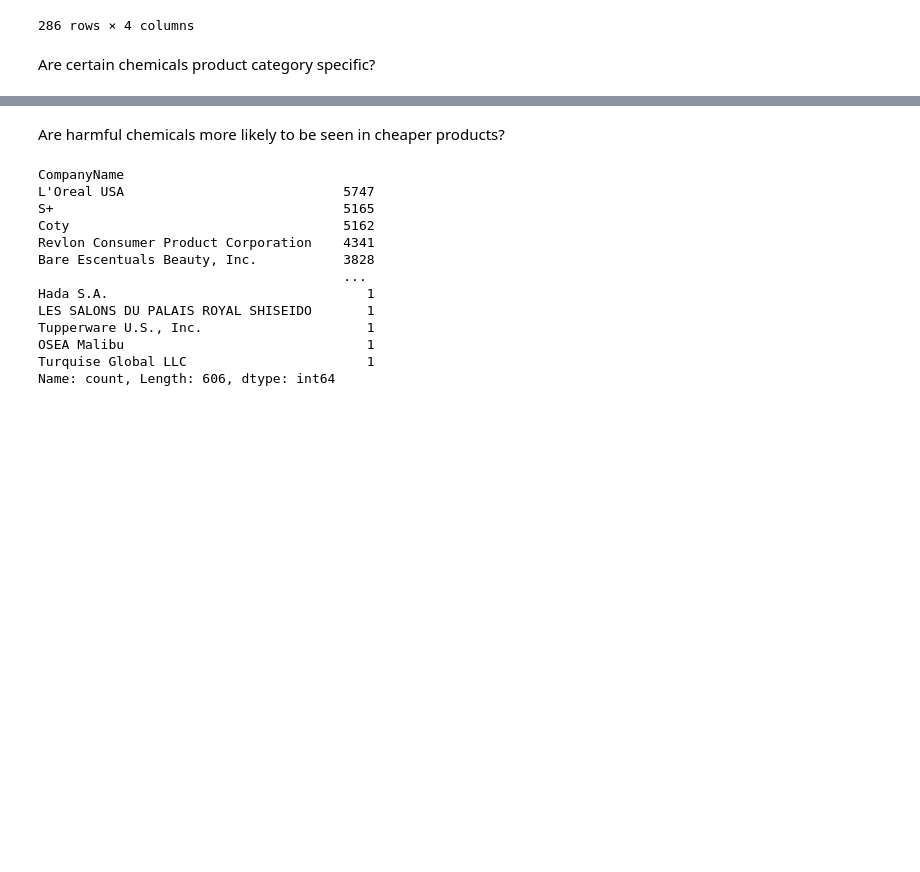
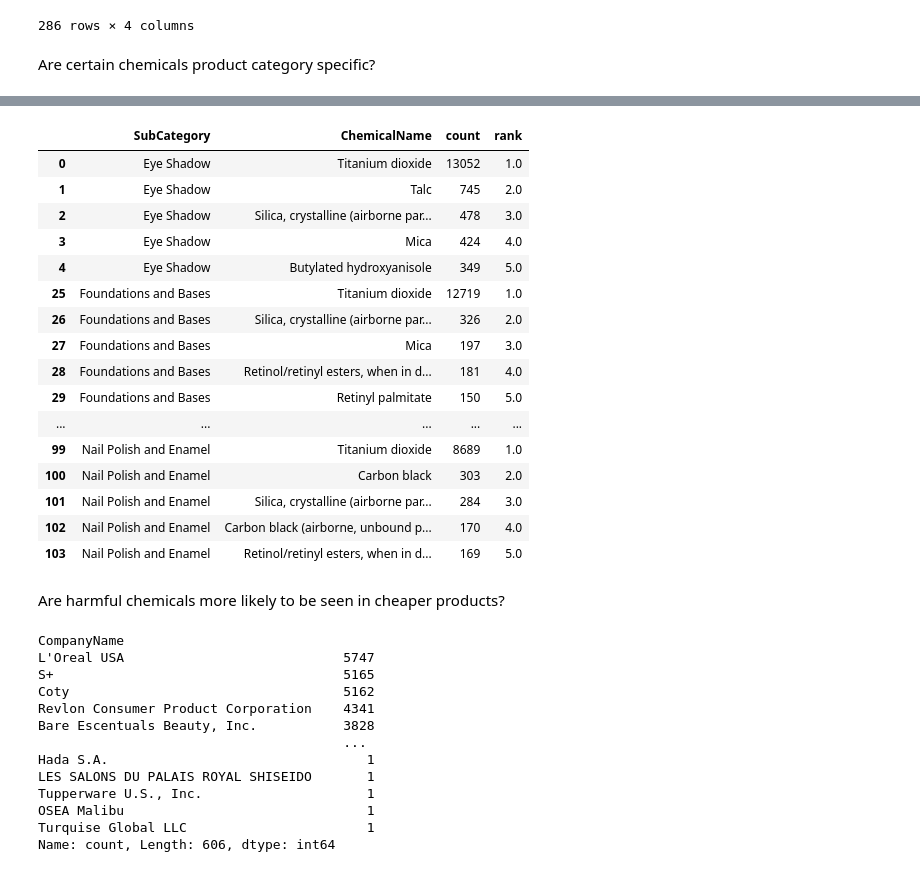
Before and after one commit to Hopex3/Cosmetics, a Jupyter notebook: capstone.ipynb, the cells around one changed output, grey strips where cells are left out. Cells and saved outputs as stored; diff of their text form; code cells hidden in the pictures; blank space fills up the shorter version.

```diff
--- a/capstone.ipynb
+++ b/capstone.ipynb
@@ -163,3 +181,31 @@ Are certain chemicals product category specific?
+# %%
+top5=cosmetics3.loc[cosmetics3.SubCategory.isin(top5)]
+# %%
+top5_df=top5.groupby('SubCategory')['ChemicalName'].value_counts().reset_index()
+# %%
+top5_df['rank']=top5_df.groupby('SubCategory')['count'].rank(ascending=False)
+# %%
+top5_df=top5_df.loc[top5_df['rank']<=5.0]
+# %%
+top5_df
+# %% [output]
+|  | SubCategory | ChemicalName | count | rank |
+| 0 | Eye Shadow | Titanium dioxide | 13052 | 1.0 |
+| 1 | Eye Shadow | Talc | 745 | 2.0 |
+| 2 | Eye Shadow | Silica, crystalline (airborne par... | 478 | 3.0 |
+| 3 | Eye Shadow | Mica | 424 | 4.0 |
+| 4 | Eye Shadow | Butylated hydroxyanisole | 349 | 5.0 |
+| 25 | Foundations and Bases | Titanium dioxide | 12719 | 1.0 |
+| 26 | Foundations and Bases | Silica, crystalline (airborne par... | 326 | 2.0 |
+| 27 | Foundations and Bases | Mica | 197 | 3.0 |
+| 28 | Foundations and Bases | Retinol/retinyl esters, when in d... | 181 | 4.0 |
+| 29 | Foundations and Bases | Retinyl palmitate | 150 | 5.0 |
+| ... | ... | ... | ... | ... |
+| 99 | Nail Polish and Enamel | Titanium dioxide | 8689 | 1.0 |
+| 100 | Nail Polish and Enamel | Carbon black | 303 | 2.0 |
+| 101 | Nail Polish and Enamel | Silica, crystalline (airborne par... | 284 | 3.0 |
+| 102 | Nail Polish and Enamel | Carbon black (airborne, unbound p... | 170 | 4.0 |
+| 103 | Nail Polish and Enamel | Retinol/retinyl esters, when in d... | 169 | 5.0 |
 # %% [markdown]
 Are harmful chemicals more likely to be seen in cheaper products?
 # %%
```
Also changed, not shown: parts of 3 cells of this notebook.
